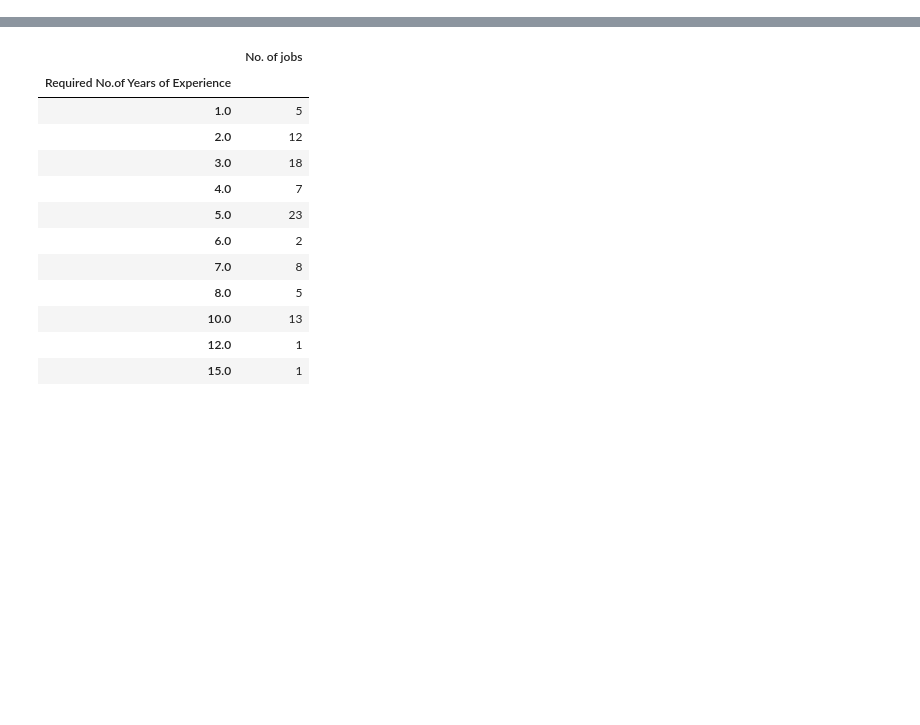
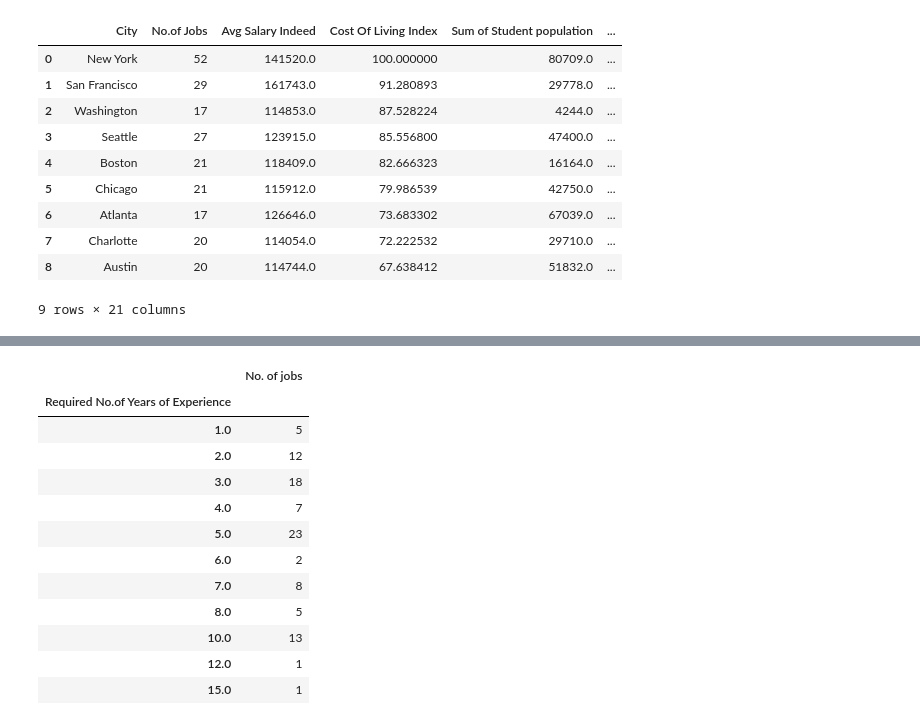
Before and after one commit to look4parul/Project1_PPDR-Consultants, a Jupyter notebook: JobMarketAnalysis/indeed_data_analysis.ipynb, the cells around one changed output, grey strips where cells are left out. Drawn from its saved outputs; the diff is of its cells as text; code cells hidden in the pictures; blank space fills up the shorter version.

```diff
--- a/JobMarketAnalysis/indeed_data_analysis.ipynb
+++ b/JobMarketAnalysis/indeed_data_analysis.ipynb
@@ -15,0 +117,17 @@ import numpy as np
+# %%
+df_indeed_salary = pd.DataFrame({"Avg Salary Indeed": \
+                                 [141520.00, 161743.00, 123915.00, 180106.00, 118409.00, 115912.00, 114744.00, 114054.00, 114853.00, 126646],\
+                                "City": ["New York", "San Francisco", "Seattle", "Mountain View", "Boston","Chicago", "Austin", "Charlotte", "Washington", "Atlanta"]
+                                })
+# %%
+df_col_student_jobs_salary_final = pd.merge(df_col_student_jobs_salary, df_indeed_salary, how="left", left_on="City", right_on="City")
+# %%
+df_col_student_jobs_salary_final.drop("Rank",axis=1, inplace=True)
+df_col_student_jobs_salary_final.drop("City ID",axis=1, inplace=True)
+df_col_student_jobs_salary_final.drop("Country",axis=1, inplace=True)
+df_col_student_jobs_salary_final.drop("Cost Of Living Index_y",axis=1, inplace=True)
+df_col_student_jobs_salary_final.drop("Purchasing Power",axis=1, inplace=True)
+#df_col_student_jobs_salary_final.drop("City ID",axis=1, inplace=True)
+#df_col_student_jobs_salary_final.drop("Country",axis=1, inplace=True)
+#df_col_student_jobs_salary_final.drop("Cost Of Living Index_y",axis=1, inplace=True)
+df_col_student_jobs_salary_final.rename(columns={"Cost Of Living Index_x": "Cost Of Living Index"}, inplace=True)
@@ -15,0 +148,23 @@ import numpy as np
+# %%
+df_col_student_jobs_salary_final = df_col_student_jobs_salary_final[['City', 'No.of Jobs', 'Avg Salary Indeed','Cost Of Living Index', 'Sum of Student population',
+        'Data Science Average Salary', 'Data Scientist Low',
+       'Data Scientist High', 'Average Pay vs National Avg',
+       'Data Analyst Average Salary', 'Data Analyst Low', 'Data Analysts High',
+       'Average Pay vs National Avg.1', 'Data Engineer Average Salary',
+       'Data Engineer Low', 'Data Engineer High',
+       'Average Pay vs National Avg.2', 'Data Architect Average Salary',
+       'Data Architect Low', 'Data Architect High',
+       'Average Pay vs National Avg.3']]
+df_col_student_jobs_salary_final
+# %% [output]
+|  | City | No.of Jobs | Avg Salary Indeed | Cost Of Living Index | Sum of Student population | ... |
+| 0 | New York | 52 | 141520.0 | 100.000000 | 80709.0 | ... |
+| 1 | San Francisco | 29 | 161743.0 | 91.280893 | 29778.0 | ... |
+| 2 | Washington | 17 | 114853.0 | 87.528224 | 4244.0 | ... |
+| 3 | Seattle | 27 | 123915.0 | 85.556800 | 47400.0 | ... |
+| 4 | Boston | 21 | 118409.0 | 82.666323 | 16164.0 | ... |
+| 5 | Chicago | 21 | 115912.0 | 79.986539 | 42750.0 | ... |
+| 6 | Atlanta | 17 | 126646.0 | 73.683302 | 67039.0 | ... |
+| 7 | Charlotte | 20 | 114054.0 | 72.222532 | 29710.0 | ... |
+| 8 | Austin | 20 | 114744.0 | 67.638412 | 51832.0 | ... |
+9 rows × 21 columns
```
Also changed, not shown: parts of 18 cells of this notebook, 1 other file.
